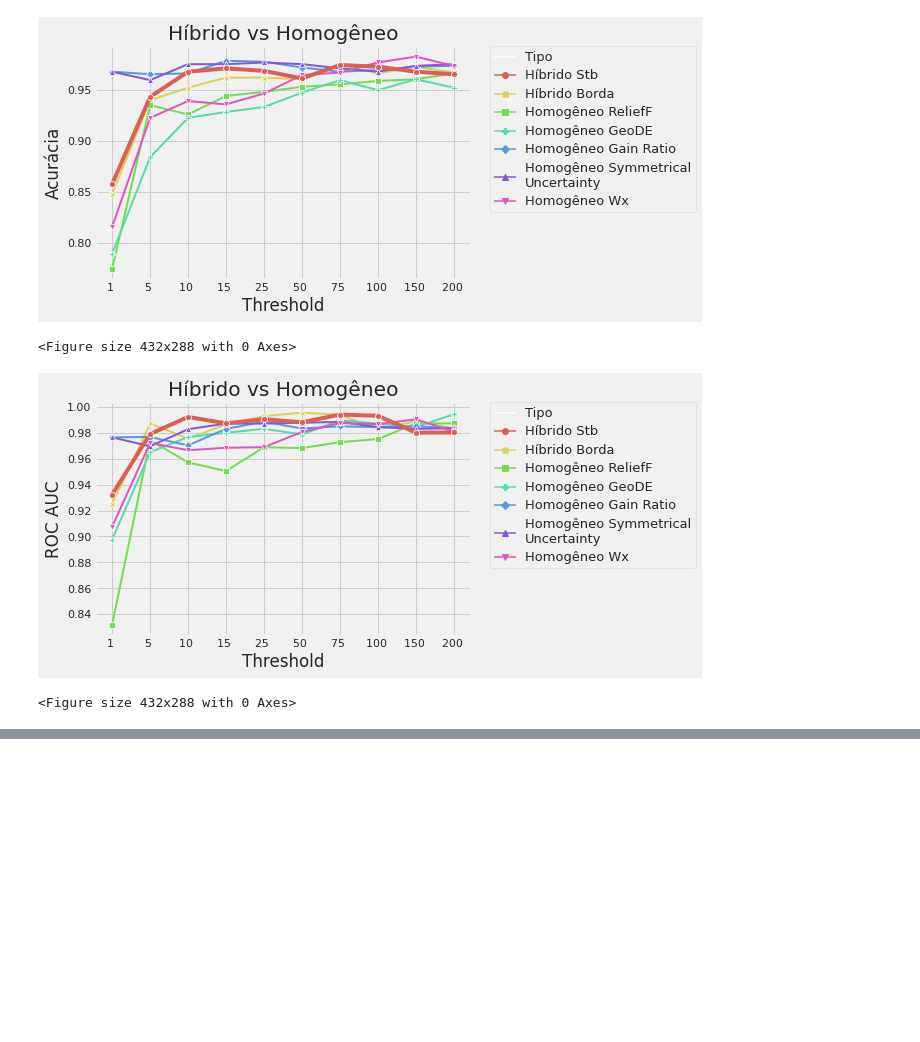
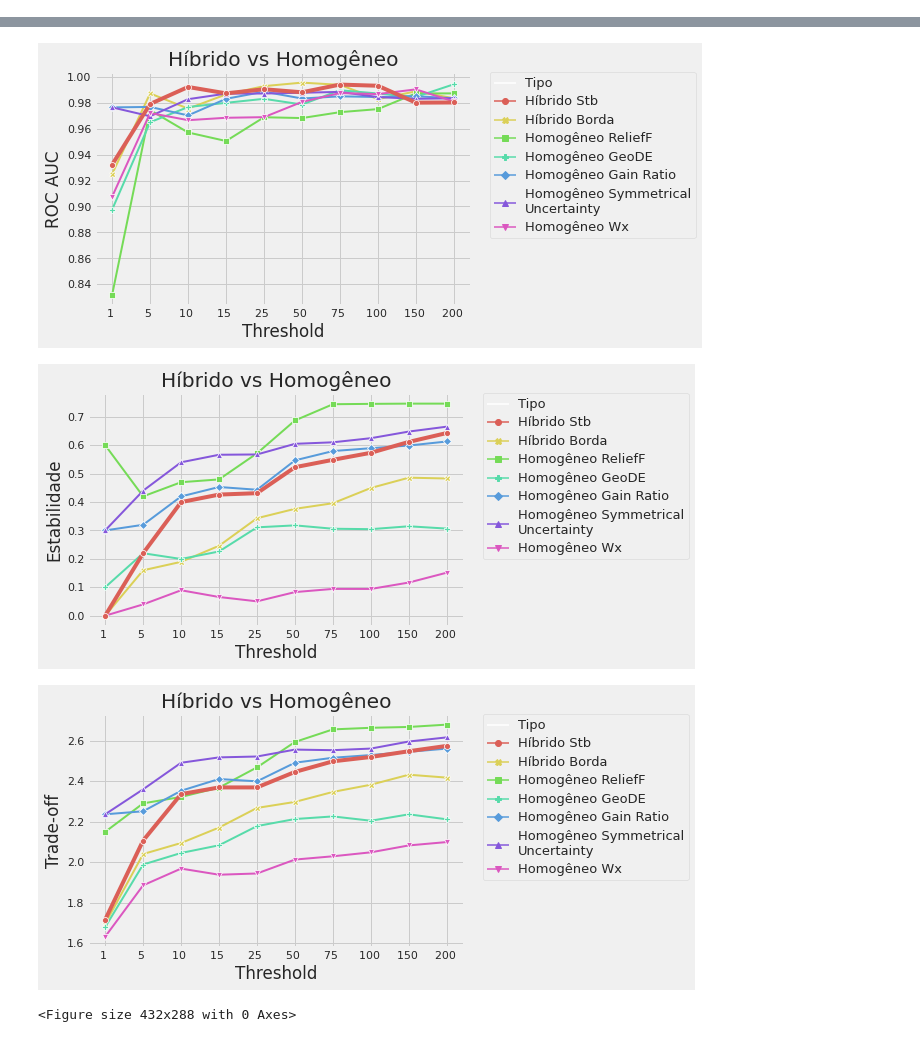
Before and after one commit to colombelli/bioinformatics-ml, a Jupyter notebook: Experiments/cross-dataset testing/22_ago/brca plots - rerun GB machine.ipynb, the cells around one changed output, grey strips where cells are left out. Cells and saved outputs as stored; diff of their text form; code cells hidden in the pictures; blank space fills up the shorter version.

Commit message:
restructured plotting notebooks

```diff
--- a/Experiments/cross-dataset testing/22_ago/brca plots - rerun GB machine.ipynb
+++ b/Experiments/cross-dataset testing/22_ago/brca plots - rerun GB machine.ipynb
@@ -96,13 +102,9 @@ def save_plot(y_col, df, title):
     fig1.savefig(path+title+"_"+y_col, bbox_inches = "tight")
 
     return
-# %%
-save_plot("Acurácia", hy_hom, "Híbrido vs Homogêneo")
-# %% [output]
-[figure, removed]
-<Figure size 432x288 with 0 Axes>
-# %%
-save_plot("ROC AUC", hy_hom, "Híbrido vs Homogêneo")
-# %% [output]
-[figure, removed]
-<Figure size 432x288 with 0 Axes>
+# %%
+save_plot("Acurácia", hy_hom, "Híbrido vs Homogêneo")
+save_plot("ROC AUC", hy_hom, "Híbrido vs Homogêneo")
+save_plot("Estabilidade", hy_hom, "Híbrido vs Homogêneo")
+save_plot("Trade-off", hy_hom, "Híbrido vs Homogêneo")
+# %% [output]
@@ -108,0 +112,4 @@ save_plot("ROC AUC", hy_hom, "Híbrido vs Homogêneo")
+[figure, added]
+[figure, added]
+[figure, added]
+<Figure size 432x288 with 0 Axes>
```
Also changed, not shown: parts of 5 cells of this notebook, 1 other file.
